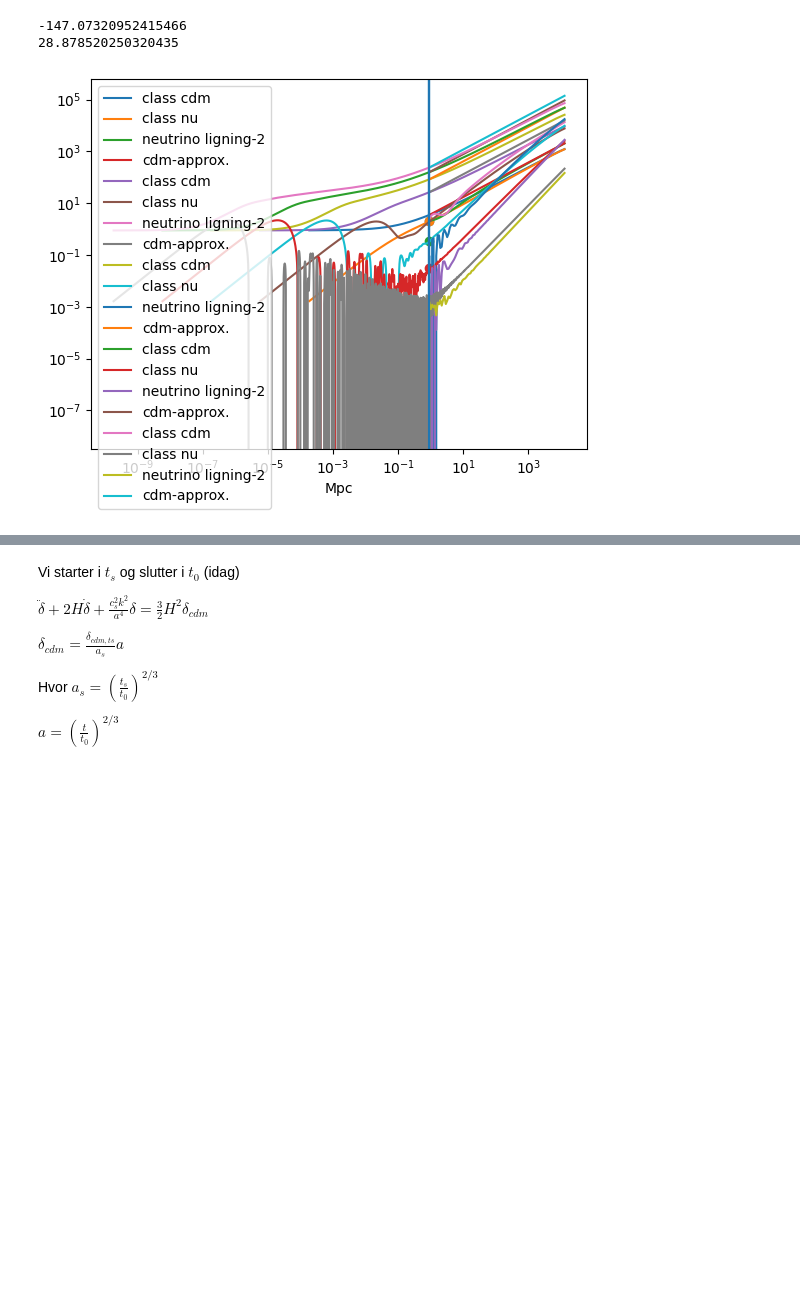
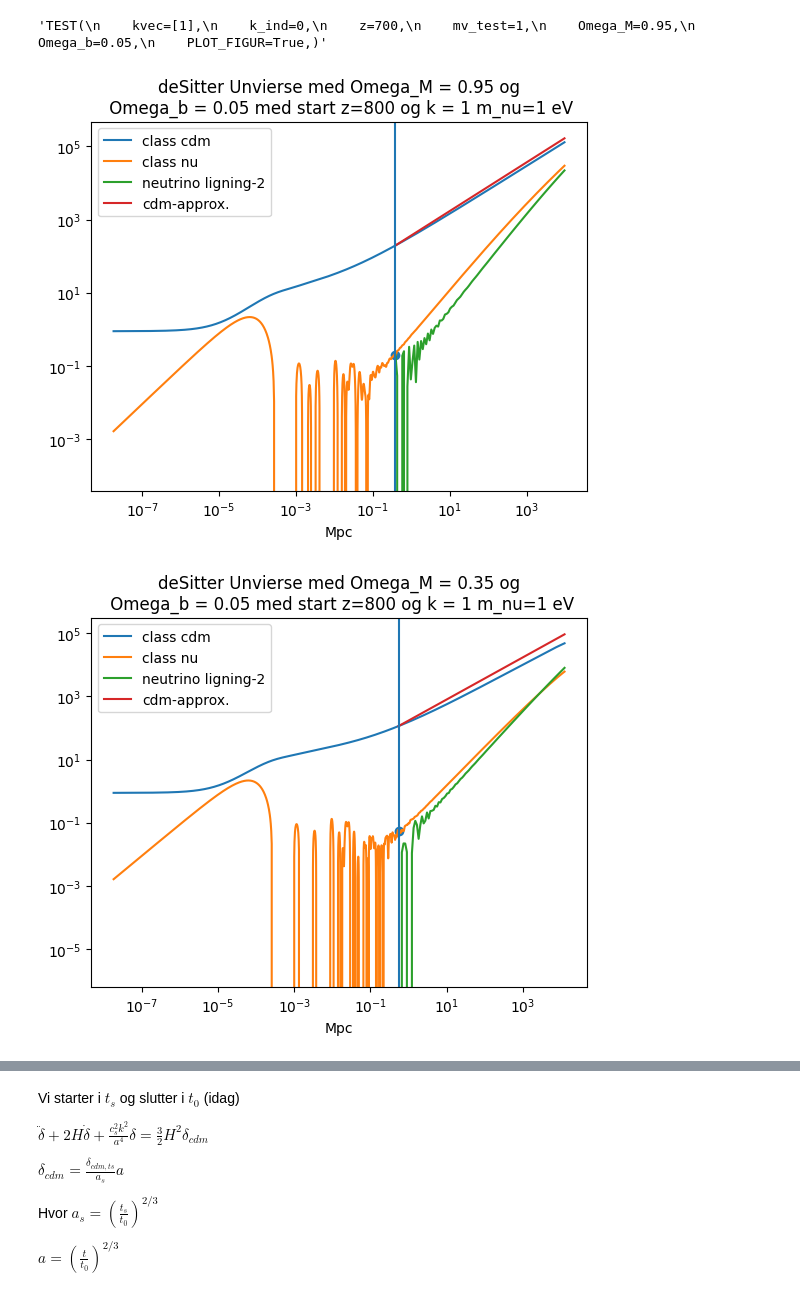
Before and after one commit to eriksteenberg/Power-spectrum-Test, a Jupyter notebook: Ultra-vigtig.ipynb, the cells around one changed output, grey strips where cells are left out. Drawn from its saved outputs; the diff is of its cells as text; code cells hidden in the pictures; blank space fills up the shorter version.

```diff
--- a/Ultra-vigtig.ipynb
+++ b/Ultra-vigtig.ipynb
@@ -14,7 +14,7 @@ import numpy as np
 import scipy.special as special
 from time import time
 # %%
-def TEST(kvec=[1],k_ind=0,z=600,mv_test=1 ,   Omega_M = 1/3,PLOT_FIGUR=True):
+def TEST(kvec=[1],k_ind=0,z=600,mv_test=1 ,   Omega_M = 0.95,Omega_b=0.05,PLOT_FIGUR=True,wack=False):
     # C kode funktions kopier for at jeg nemt og hurtigt kan importere CForm af mathmatica løsningerne.
     def Power(x,k):
         return np.power(x,k)
@@ -41,10 +41,12 @@ def TEST(kvec=[1],k_ind=0,z=600,mv_test=1 ,   Omega_M = 1/3,PLOT_FIGUR=True):
     # in MeV
     kb = 8.617e-11 # MeV/K
     T0 = Tv_k * kb
-    cosmo_dict ={'H0':H0, 'Omega_cdm':Omega_M, 'k_output_values':str(kvec).strip('[]'), "N_ncdm":1,
+    cosmo_dict ={'H0':H0, 'Omega_cdm':Omega_M,'Omega_b':Omega_b, 'k_output_values':str(kvec).strip('[]'), "N_ncdm":1,
                  "m_ncdm":mv_test # massen er givet i eV s' jeg ganger min egen test m_v skal være en faktor  1e-6 mindre
                ,'output':'tCl, lCl, dTk, vTk, pCl', 'lensing':'yes',
-                "ncdm_fluid_approximation":3}
+                "ncdm_fluid_approximation":3
+                , "YHe":0.25
+                }
 
     c = 3*1e5 # speed of lign in km/s
     H0 /= c # i 1/Mpc
@@ -121,44 +123,81 @@ def TEST(kvec=[1],k_ind=0,z=600,mv_test=1 ,   Omega_M = 1/3,PLOT_FIGUR=True):
     a0 = ((T_0)/tid[-1])**(2/3)
     #sol = scipy.integrate.solve_ivp(func,t,y0,args=(a0,))
     # ===============================
 
-    plt.figure(2)
-    plt.loglog(tid_class,-delta_class,label="class cdm")
-    plt.plot(tid_class,-delta_neutrino_class,label="class nu")
 
-    #plt.plot(sol.t,-sol.y[0],label="sim nu")
-    plt.xlabel("Mpc")
-    plt.scatter(T_ini_tid,-neu_interp(a0))
     t = np.logspace(np.log10(T_0),np.log10(tid[-1]),100)
 
 
     def f2(t):
         C1 = np.sqrt(neu_tid(T_0)**2 + (theta_neu_tid(T_0)*a0/ (cs(a0)*k))**2)
         C2 = np.pi / 2 * ( 3 * cs(a0) * k * t0 * a0 )**2 * (delta0/a0)
-        dcdm = delta0/a0
+
         a = (t/t0)**(2/3)
         val = 3 * cs(a) * k * t0 * np.sqrt(a)
-        return dcdm*a+C1*Cos(val)+val**2*a*dcdm*Cos(val)*CosIntegral(val)-C2*Sin(val)+val**2*a*dcdm*Sin(val)*SinIntegral(val)
+        if wack==True:
+            dcdm = delta0/(a0 **(0.95))
+            D = dcdm * a**(0.95)
+        else:
+            dcdm = delta0/a0
+            D = a*dcdm
+        return D+C1*Cos(val)+val**2*a*dcdm*Cos(val)*CosIntegral(val)-C2*Sin(val)+val**2*a*dcdm*Sin(val)*SinIntegral(val)
 
     if PLOT_FIGUR==True:
+        plt.figure(np.random.randint(1,1000))
+        plt.loglog(tid_class,-delta_class,label="class cdm")
+        plt.plot(tid_class,-delta_neutrino_class,label="class nu")
+
+        #plt.plot(sol.t,-sol.y[0],label="sim nu")
+        plt.xlabel("Mpc")
+        plt.scatter(T_ini_tid,-neu_interp(a0))
         plt.loglog(t,-f2(t),label="neutrino ligning-2")
         # den er her hvis man lige skal overbevise sigselv om hvorfor man ikke skal bruge ligningen før z
         #plt.loglog(tid_class,-f2(tid_class),label="neutrino ligning-2")
         plt.loglog(t,-delta0/a0*Power(t/t0,2/3),label="cdm-approx.")
         plt.legend()
-        plt.axvline(T_0)
+        plt.axvline(T_0 )
+        plt.title("deSitter Unvierse med Omega_M = %s og\n Omega_b = %s med start z=%s og k = %s m_nu=%s eV" %(Omega_M,Omega_b,z,k,mv_test))
+        #plt.savefig("deSitter Unvierse med Omega_M = %s og Omega_b = %s med start z=%s og k = %s m_nu=%s eV.png" %(Omega_M,Omega_b,z,k,mv_test))
 
     return f2(t0)
 
 t1 = time()
-for i in np.logspace(-2,1,5):
-    s = TEST(kvec=[i],k_ind=0,z=600,mv_test=1,Omega_M = 0.3,PLOT_FIGUR=False)
+"""for i in np.logspace(-2,1,1):
+    s = TEST(kvec=[i],k_ind=0,z=600,mv_test=1,Omega_M = 0.3,PLOT_FIGUR=True)
 t2 = time()
 print(s)
 print(t2-t1)
+"""
+TEST(
+    kvec=[1],
+    k_ind=0,
+    z=800,
+    mv_test=1,
+    Omega_M=0.95,
+    Omega_b=0.05,
+    PLOT_FIGUR=True,)
+TEST(
+    kvec=[1],
+    k_ind=0,
+    z=800,
+    mv_test=1,
+    Omega_M=0.35,
+    Omega_b=0.05,
+    PLOT_FIGUR=True,)
+
+
+"""TEST(
+    kvec=[1],
+    k_ind=0,
+    z=700,
+    mv_test=1,
+    Omega_M=0.95,
+    Omega_b=0.05,
+    PLOT_FIGUR=True,)"""
+#plt.title("deSitter Unvierse med Omega_M = %s og Omega_b = %s med start z=%s og k = %s" %(0.95,0.05,700,1))
 
 #plt.savefig("test")
 # %% [output]
--147.07320952415466
-28.878520250320435
+'TEST(\n    kvec=[1],\n    k_ind=0,\n    z=700,\n    mv_test=1,\n    Omega_M=0.95,\n    Omega_b=0.05,\n    PLOT_FIGUR=True,)'
-[figure, old version]
+[figure, new version]
+[figure, added]
```
Also changed, not shown: parts of 8 cells of this notebook.
